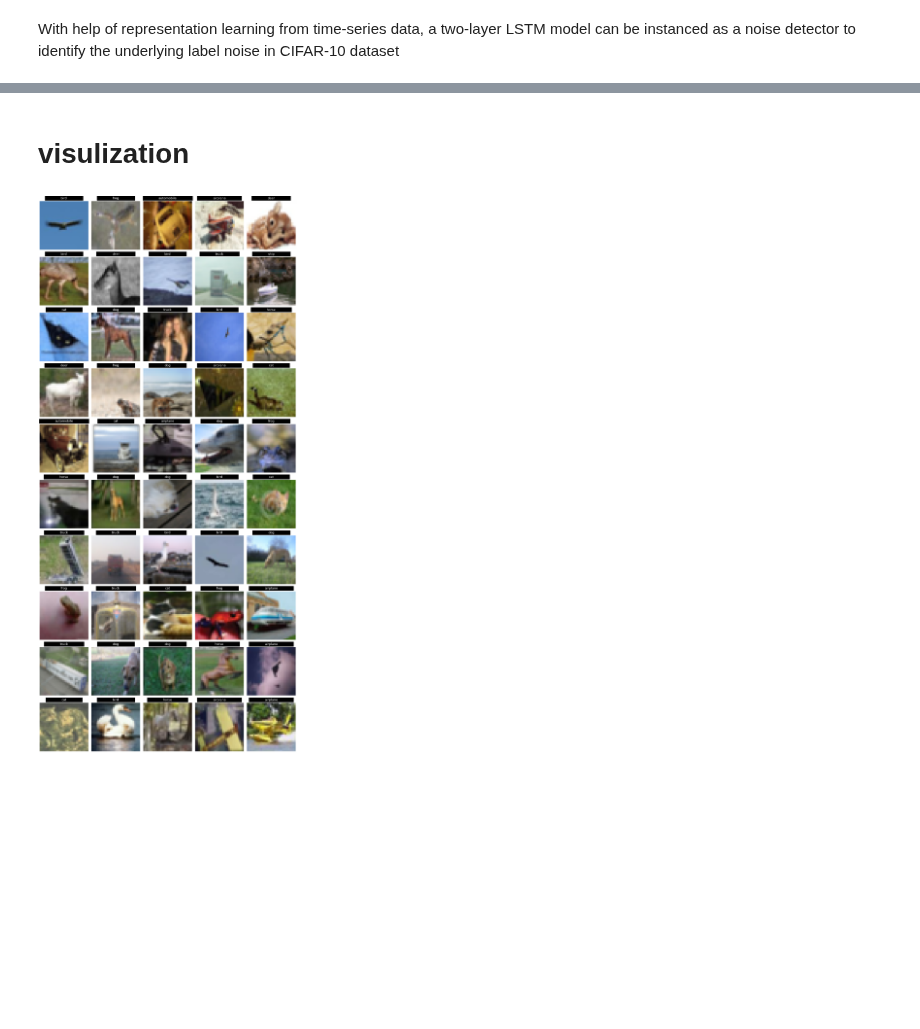
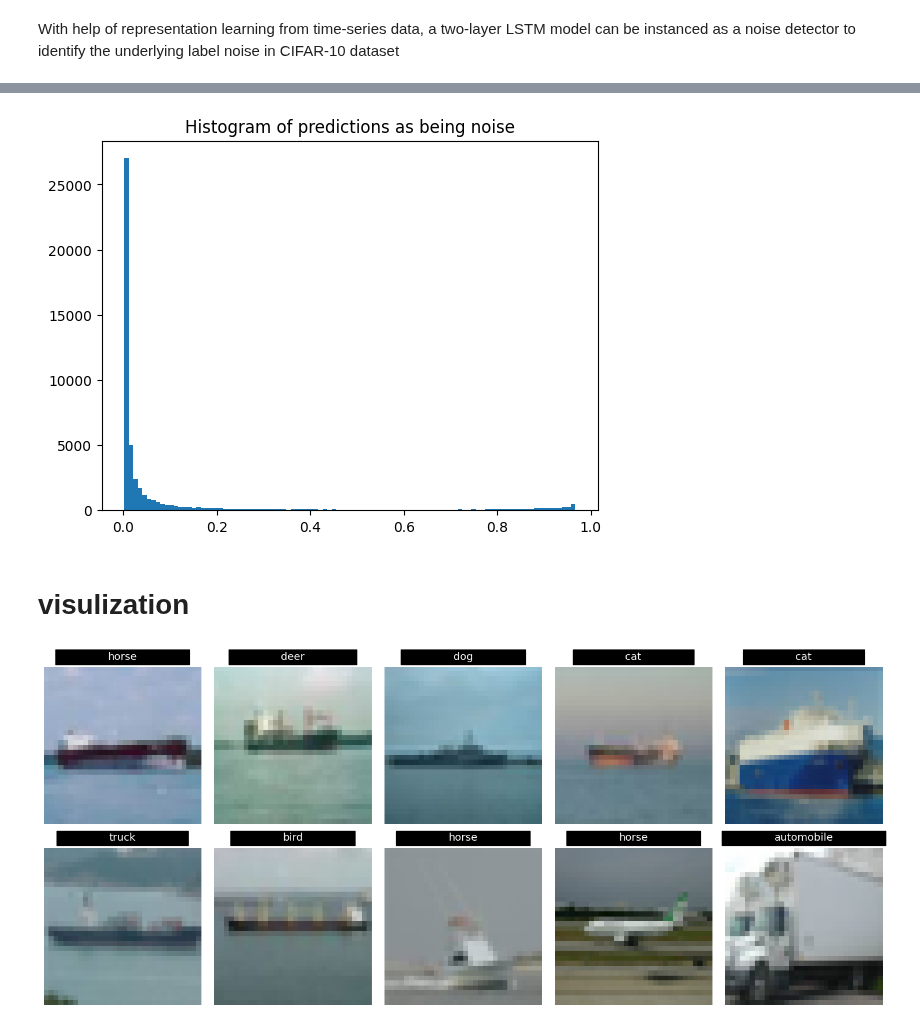
Before and after one commit to PaddlePaddle/InterpretDL, a Jupyter notebook: examples/example_beyond_manually_designed_feature_cv.ipynb, the cells around one changed output, grey strips where cells are left out. Saved outputs shown, nothing was run; the diff lists cells and outputs as text; code cells hidden in the pictures; blank space fills up the shorter version.

```diff
--- a/examples/example_beyond_manually_designed_feature_cv.ipynb
+++ b/examples/example_beyond_manually_designed_feature_cv.ipynb
@@ -14,7 +16,6 @@ Define the training dataset using the CIFAR10 dataset generator from **paddle.vi
 # %%
 from paddle.vision.transforms import Transpose
 from paddle.vision.datasets import Cifar10
-
 
 class dataset(paddle.io.Dataset):
     """
@@ -24,15 +25,20 @@ class dataset(paddle.io.Dataset):
 
     """
     def __init__(self,
-                 base_dataset: object):
+                 base_dataset: object,
+                 assigned_labels=None):
         super().__init__()
         self.dataset = base_dataset
+        self.assigned_labels = assigned_labels
 
     def __len__(self):
         return len(self.dataset)
 
     def __getitem__(self, index):
         input, target = self.dataset[index]
+        if self.assigned_labels is not None:
+            target = self.assigned_labels[index]
         return index, (input/255.0).astype(np.float32), int(target)
 
-org_cifar10 = dataset(Cifar10(mode='train', transform=Transpose()))
+cifar10 = dataset(Cifar10(mode='train', transform=Transpose()))
+labels = [cifar10.__getitem__(i)[2] for i in range(cifar10.__len__())]
@@ -41 +47,18 @@ Define a contaminated dataset given **original dataset**,**noise type** and **no
+# %%
+# inject 10% "sym" noise
+import random
+nr = 0.1
+noise_labels = []
+idx = list(range(50000))
+random.shuffle(idx)
+num_noise = int(nr*50000)
+noise_idx = idx[:num_noise]
+for i in range(50000):
+    if i in noise_idx:
+        noiselabel = random.randint(0,9)
+        noise_labels.append(noiselabel)
+    else:
+        noise_labels.append(labels[i])
+
+noisy_cifar10 = dataset(Cifar10(mode='train', transform=Transpose()),assigned_labels=noise_labels)
 # %% [markdown]
@@ -83,39 +124,51 @@ Downloading noise_detector_trained.pdparams.zip from https://github.com/PaddlePa
+# %%
+import matplotlib.pyplot as plt
+plt.hist(predictions,bins=100)
+plt.title('Histogram of predictions as being noise')
+plt.show()
+# %% [output]
+[figure, added]
 # %% [markdown]
 # visulization
 # %%
 def showsomesamples(train_dataset,indices,names):
 
     index = indices[i]
-    image = train_dataset.__getitem__(index)[0].transpose(1,2,0)
-    label = train_dataset.__getitem__(index)[1].item()
+    image = train_dataset.__getitem__(index)[1].transpose(1,2,0)
+    label = train_dataset.__getitem__(index)[2]
 
     ax=fig.add_subplot(rows, columns, i+1)
+    ax.spines['left'].set_color('r')
+    ax.spines['right'].set_color('r')
+    ax.spines['top'].set_color('r')
+    ax.spines['bottom'].set_color('r')
+
     plt.imshow(image)
     plt.axis('off')
 
     title = ax.set_title(names[label], fontsize=13,position=(.5, 1),
              backgroundcolor='black', color='white',
              verticalalignment="bottom", horizontalalignment="center")
     title._bbox_patch._mutation_aspect = 0.04
     title.get_bbox_patch().set_boxstyle("square", pad=5)
     plt.tight_layout()
 
-#top 50
-rows = 10
+#top 10
+rows = 2
 columns = 5
 labeldict={0:'airplane',
            1:'automobile',
            2:'bird',
            3:'cat',
            4:'deer',
            5:'dog',
            6:'frog',
            7:'horse',
            8:'ship',
            9:'truck'}
 
 fig = plt.figure(figsize=(3*columns, 3.2*rows))
 for i in range(rows*columns):
-    showsomesamples(org_cifar10.dataset,np.flip(order[-rows*columns:]),labeldict)
+    showsomesamples(noisy_cifar10,np.flip(order[-rows*columns:]),labeldict)
 # %% [output]
-[figure, old version]
+[figure, new version]
```
Also changed, not shown: parts of 11 cells of this notebook.
